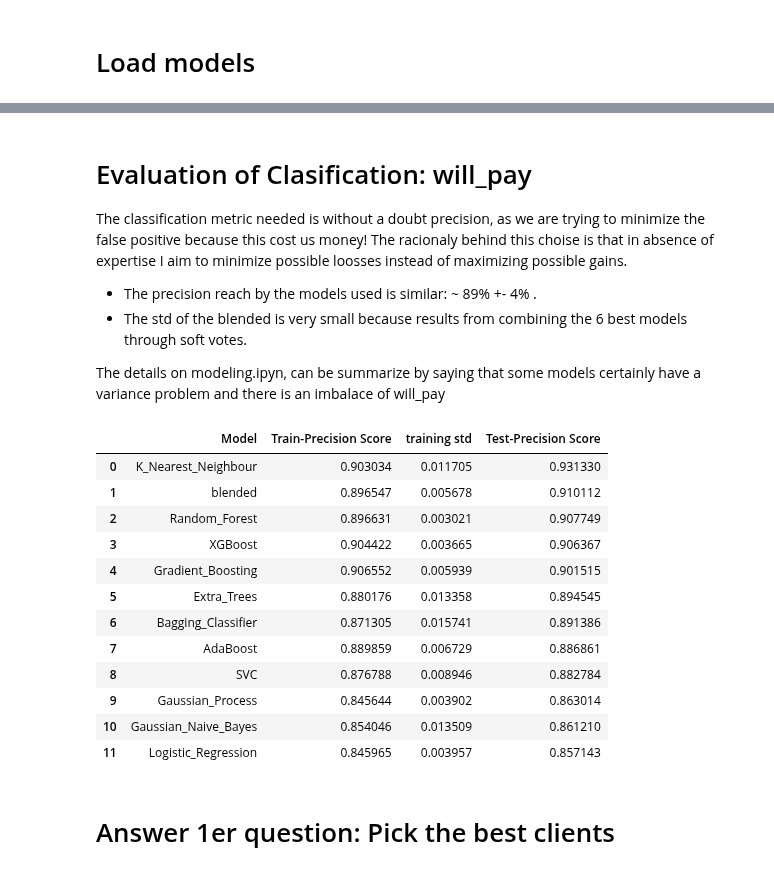
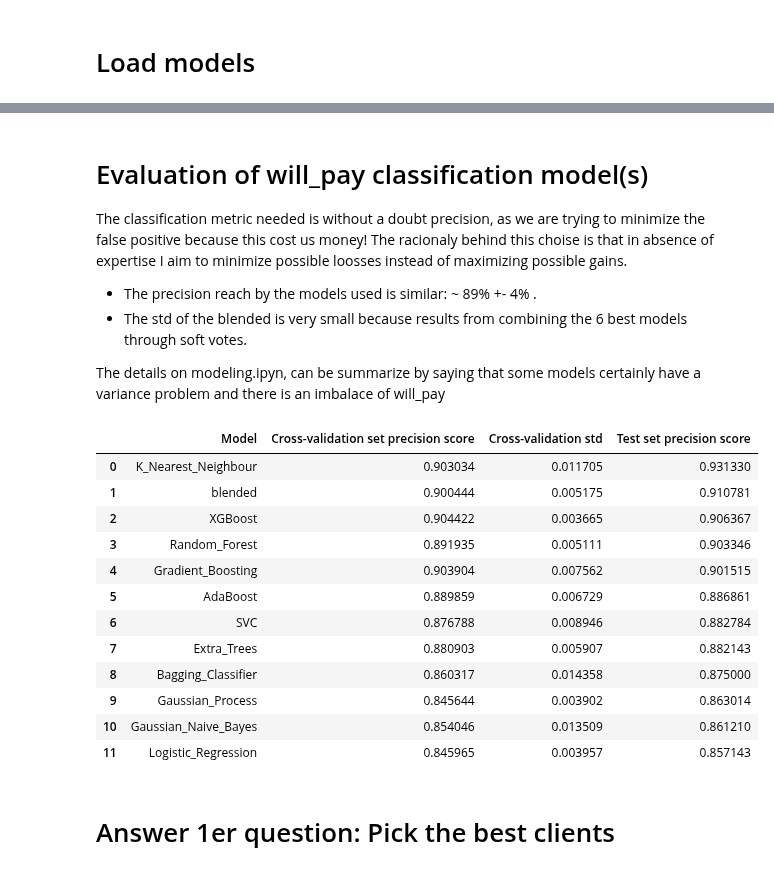
Before and after one commit to reneang17/fintech-demo, a Jupyter notebook: evaluation.ipynb, the cells around one changed output, grey strips where cells are left out. Saved outputs shown, nothing was run; the diff lists cells and outputs as text; code cells hidden in the pictures.

```diff
--- a/evaluation.ipynb
+++ b/evaluation.ipynb
@@ -33,9 +33,11 @@ y = df['_will_pay']
 X = X.drop(['_is_account_recent','_is_common_type','log_income'], axis=1,inplace = False)
 
 scaler = StandardScaler()
+scaler.fit(X)
 
+pickle.dump(scaler, open('./scaler/'+'scaler', 'wb'))
 
-X_SS = pd.DataFrame(scaler.fit_transform(X), index=X.index, columns=X.columns)
+X_SS = pd.DataFrame(scaler.transform(X), index=X.index, columns=X.columns)
 X_train, X_test, y_train, y_test = train_test_split(X_SS, y, test_size=0.2, random_state=42)
 # %% [markdown]
 Mined / Engineered Features
@@ -124,5 +135,5 @@ for mod in trained_models_dic:
 # %% [markdown]
-# Evaluation of Clasification: will_pay
+# Evaluation of will_pay classification model(s)
 
 The classification metric needed is without a doubt precision, as we are trying to
 minimize the false positive because this cost us money! The racionaly behind this choise is
@@ -136,25 +147,28 @@ certainly have a variance problem and there is an imbalace of will_pay
 # %%
 # Creating a table of results, ranked highest to lowest
 results = pd.DataFrame({
     'Model': models_names,
-    'Train-Precision Score': scores_train,
-    'training std': std_train,
-    'Test-Precision Score': scores_test})
+    'Cross-validation set precision score': scores_train,
+    'Cross-validation std': std_train,
+    'Test set precision score': scores_test})
 
-result_df = results.sort_values(by='Test-Precision Score', ascending=False).reset_index(drop=True)
+result_df = results.sort_values(by='Test set precision score', ascending=False).reset_index(drop=True)
+
+
+result_df.to_csv('./plots_tables/test_set_scores.csv')
 
 result_df.head(12)
 # %% [output]
-|  | Model | Train-Precision Score | training std | Test-Precision Score |
+|  | Model | Cross-validation set precision score | Cross-validation std | Test set precision score |
 | 0 | K_Nearest_Neighbour | 0.903034 | 0.011705 | 0.931330 |
-| 1 | blended | 0.896547 | 0.005678 | 0.910112 |
-| 2 | Random_Forest | 0.896631 | 0.003021 | 0.907749 |
-| 3 | XGBoost | 0.904422 | 0.003665 | 0.906367 |
-| 4 | Gradient_Boosting | 0.906552 | 0.005939 | 0.901515 |
-| 5 | Extra_Trees | 0.880176 | 0.013358 | 0.894545 |
-| 6 | Bagging_Classifier | 0.871305 | 0.015741 | 0.891386 |
-| 7 | AdaBoost | 0.889859 | 0.006729 | 0.886861 |
-| 8 | SVC | 0.876788 | 0.008946 | 0.882784 |
+| 1 | blended | 0.900444 | 0.005175 | 0.910781 |
+| 2 | XGBoost | 0.904422 | 0.003665 | 0.906367 |
+| 3 | Random_Forest | 0.891935 | 0.005111 | 0.903346 |
+| 4 | Gradient_Boosting | 0.903904 | 0.007562 | 0.901515 |
+| 5 | AdaBoost | 0.889859 | 0.006729 | 0.886861 |
+| 6 | SVC | 0.876788 | 0.008946 | 0.882784 |
+| 7 | Extra_Trees | 0.880903 | 0.005907 | 0.882143 |
+| 8 | Bagging_Classifier | 0.860317 | 0.014358 | 0.875000 |
 | 9 | Gaussian_Process | 0.845644 | 0.003902 | 0.863014 |
 | 10 | Gaussian_Naive_Bayes | 0.854046 | 0.013509 | 0.861210 |
 | 11 | Logistic_Regression | 0.845965 | 0.003957 | 0.857143 |
```
Also changed, not shown: parts of 7 cells of this notebook, 28 other files.
